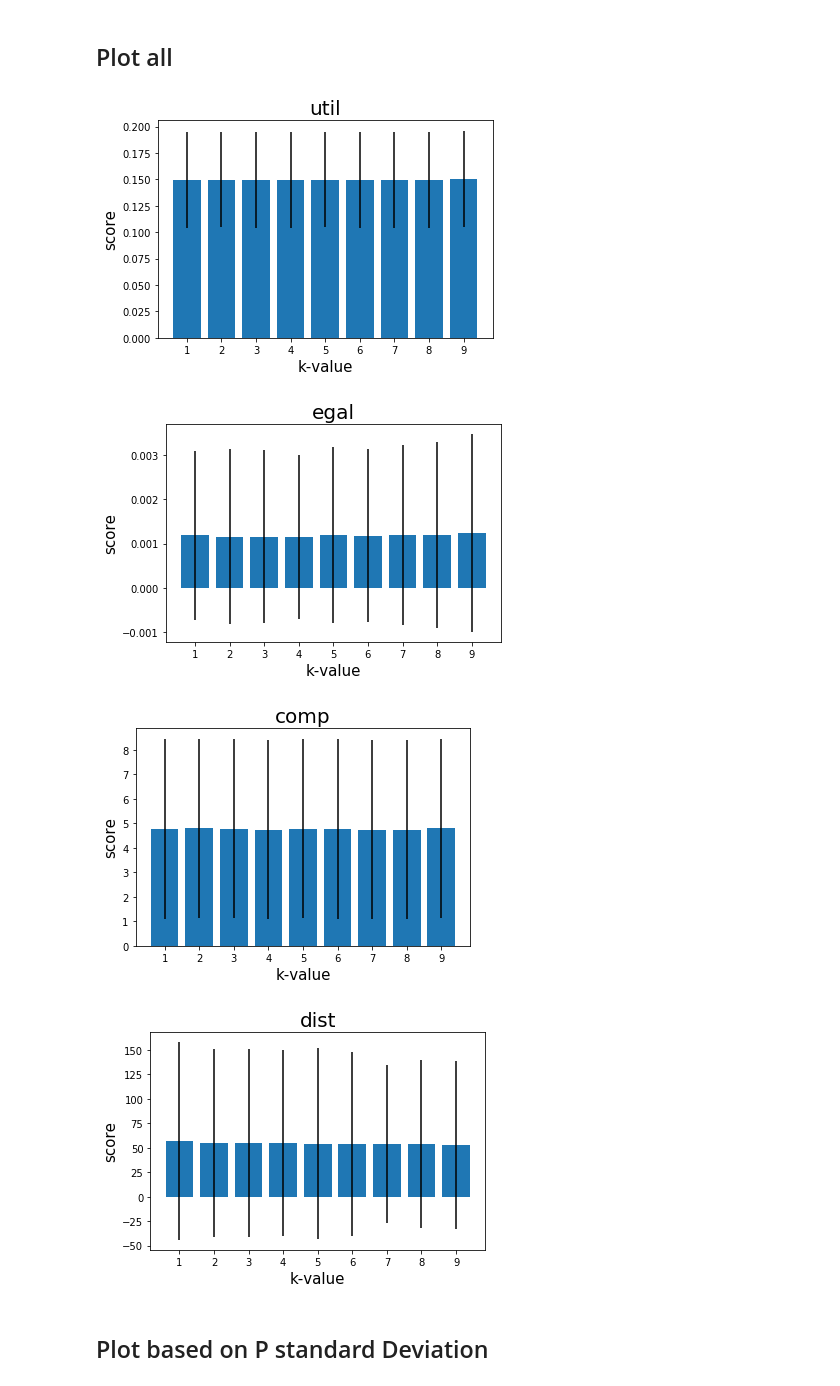
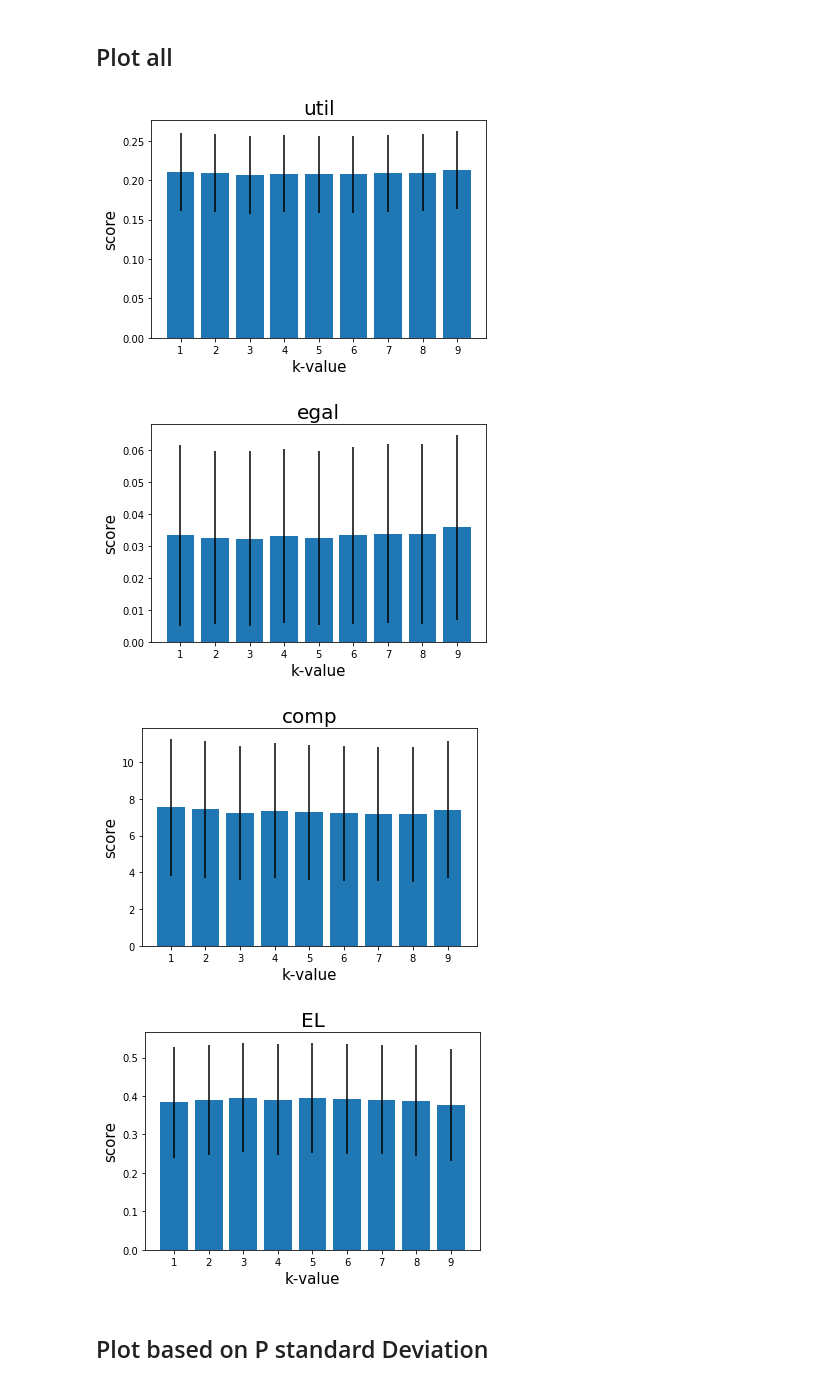
Before and after one commit to pdehaan274/ComSoc, a Jupyter notebook: result analysis.ipynb, the cells around one changed output. Drawn from its saved outputs; the diff is of its cells as text; code cells hidden in the pictures.

```diff
--- a/result analysis.ipynb
+++ b/result analysis.ipynb
@@ -2,7 +2,7 @@
 import pandas as pd
 from matplotlib import pyplot as plt
 # %%
-df = pd.read_csv("results/results_P10_ep20_N1000_B30_min10_max25_L10000.csv")
+df = pd.read_csv("results/results_P10_ep10_N500_B40_min10_max20_g5_L1000.csv")
 # %%
 df.keys()
 # %% [output]
@@ -42,13 +57,13 @@ def plot(df, metric):
 # %%
 plot(df, "util")
 plot(df, "egal")
 plot(df, "comp")
-plot(df, "dist")
+plot(df, "EL")
 # %% [output]
-[figure, old version]
+[figure, new version]
-[figure, old version]
+[figure, new version]
-[figure, old version]
+[figure, new version]
-[figure, old version]
+[figure, new version]
 # %% [markdown]
 ## Plot based on P standard Deviation
 # %%
```
Also changed, not shown: parts of 22 cells of this notebook, 4 other files.
